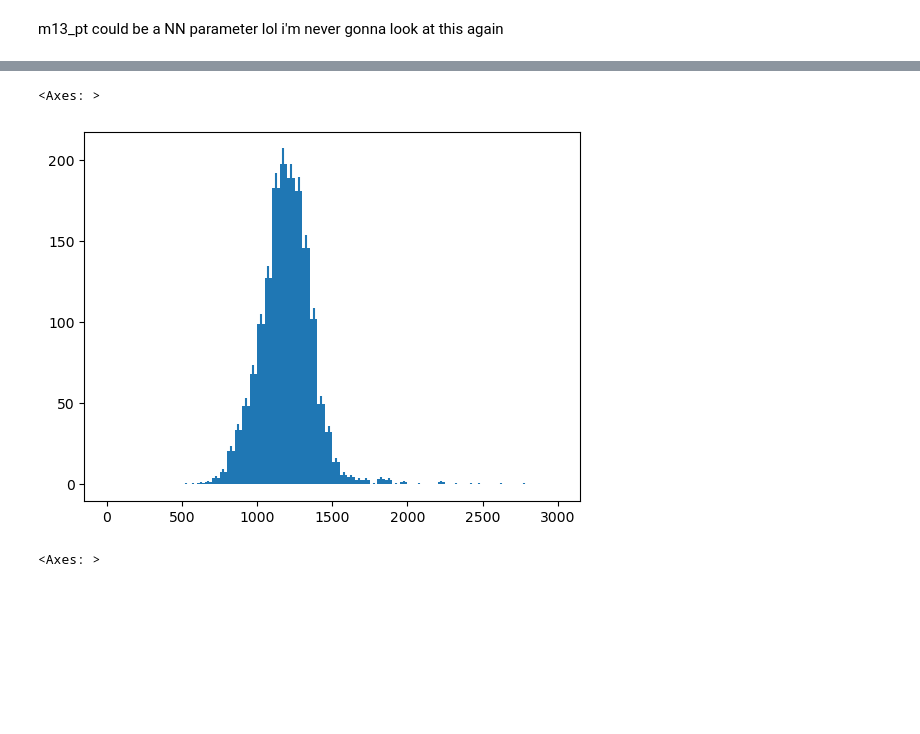
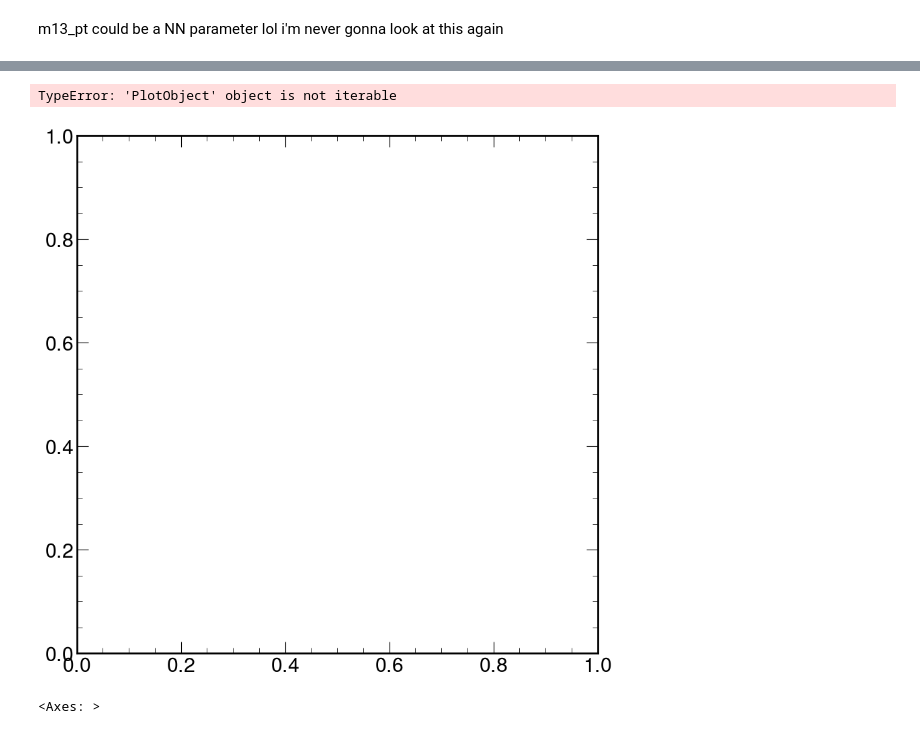
Before and after one commit to UMN-CMS/SingleStopCoffea, a Jupyter notebook: analyzer_test.ipynb, the cells around one changed output, grey strips where cells are left out. Saved outputs shown, nothing was run; the diff lists cells and outputs as text; code cells hidden in the pictures; blank space fills up the shorter version.

```diff
--- a/analyzer_test.ipynb
+++ b/analyzer_test.ipynb
@@ -35,10 +36,11 @@ import matplotlib.pyplot as plt
 m13_m_hist_plotobj = PlotObject.fromHist(hists["m13_m"])
 # %%
 fig, ax = plt.subplots()
-drawAs1DHist(ax, m13_m_hist_plotobj)
+for obj in m13_m_hist_plotobj:
+    drawAs1DHist(ax, obj)
 # %% [output]
-<Axes: >
+TypeError: 'PlotObject' object is not iterable
-[figure, old version]
+[figure, new version]
 # %%
 from analyzer.plotting import loadStyles
 loadStyles()
```
Also changed, not shown: parts of 2 cells of this notebook.
